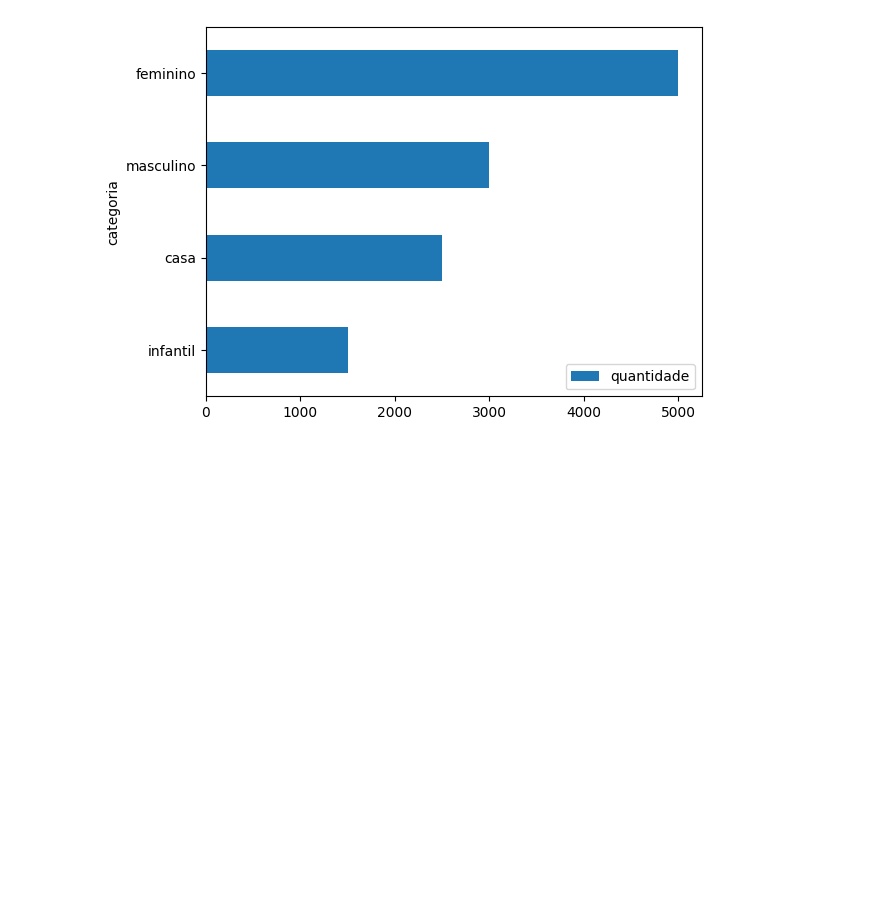
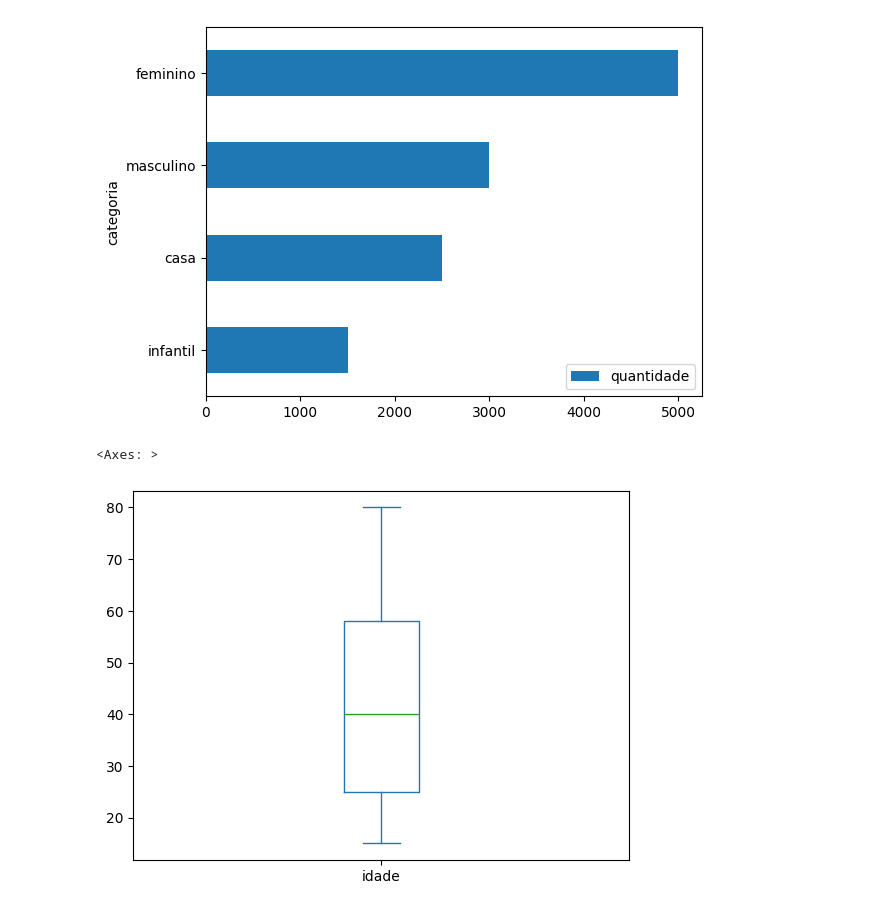
Before and after one commit to HikaroRibeiro/app-artificial-inteligence, a Jupyter notebook: estatistica_devs.ipynb, the cells around one changed output. Cells and saved outputs as stored; diff of their text form; code cells hidden in the pictures; blank space fills up the shorter version.

Commit message:
✨ Novas representações gráficas
Gráficos de caixa e linha

```diff
--- a/estatistica_devs.ipynb
+++ b/estatistica_devs.ipynb
@@ -171,3 +171,9 @@ df_vendas.sort_values('quantidade').plot.barh(x='categoria',y='quantidade')
 # %% [output]
 <Axes: ylabel='categoria'>
 [figure]
+# %%
+# Gráfico de BoxPlot (Diagrama de caixa)
+df_medidas.idade.plot.box()
+# %% [output]
+<Axes: >
+[figure, added]
```
Also changed, not shown: parts of 9 cells of this notebook.
